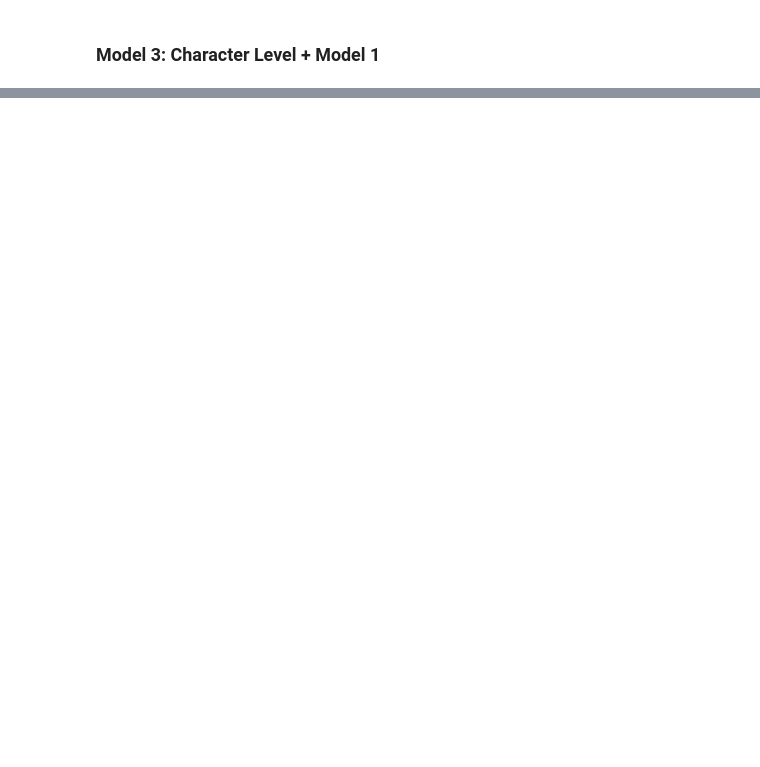
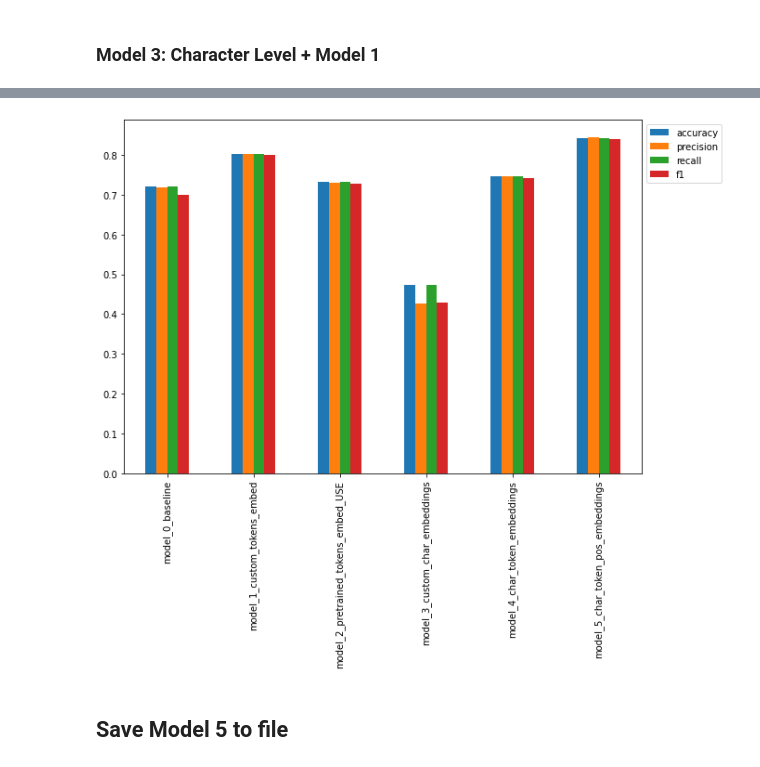
Before and after one commit to vbgupta/Tensorflow-Developer-Cert, a Jupyter notebook: src/notebooks/nlp/skimlit.ipynb, the cells around one changed output, grey strips where cells are left out. Saved outputs shown, nothing was run; the diff lists cells and outputs as text; code cells hidden in the pictures; blank space fills up the shorter version.

```diff
--- a/src/notebooks/nlp/skimlit.ipynb
+++ b/src/notebooks/nlp/skimlit.ipynb
@@ -450,0 +839,5 @@ model_2_results
+# %%
+# Compile Model
+model_5.compile(loss = tf.keras.losses.CategoricalCrossentropy(label_smoothing = 0.2),
+                optimizer = tf.keras.optimizers.Adam(),
+                metrics = ["accuracy"])
@@ -450,0 +890,7 @@ model_2_results
+# %%
+# Fit the model
+history_model_5 = model_5.fit(train_char_token_pos_dataset,
+                             steps_per_epoch = int(0.1*len(train_char_token_pos_dataset)),
+                             epochs = 5,
+                             validation_data = val_char_token_pos_dataset,
+                             validation_steps = int(0.1*len(val_char_token_pos_dataset)))
@@ -450,0 +908,9 @@ model_2_results
+# %%
+# Evaluate the model
+print(model_5.evaluate(val_char_token_pos_dataset))
+
+model_5_results = calculate_results(
+    y_true = val_labels_encoded,
+    y_pred = tf.argmax(model_5.predict(val_char_token_pos_dataset), axis = 1)
+)
+model_5_results
@@ -450,0 +927,16 @@ model_2_results
+# %%
+# Model Results
+
+all_model_results = pd.DataFrame(
+    {
+      "model_0_baseline": baseline_results,
+      "model_1_custom_tokens_embed": model_1_results,
+      "model_2_pretrained_tokens_embed_USE": model_2_results,
+      "model_3_custom_char_embeddings": model_3_results,
+      "model_4_char_token_embeddings": model_4_results,
+      "model_5_char_token_pos_embeddings": model_5_results
+    }
+)
+all_model_results = all_model_results.T
+all_model_results["accuracy"] = all_model_results["accuracy"]/100
+all_model_results
@@ -450,0 +951,8 @@ model_2_results
+# %%
+all_model_results.plot(kind = "bar", figsize = (10, 7)).legend(
+    bbox_to_anchor = (1.0, 1.0)
+);
+# %% [output]
+[figure, added]
+# %% [markdown]
+## Save Model 5 to file
```
Also changed, not shown: parts of 52 cells of this notebook, 5 other files.
